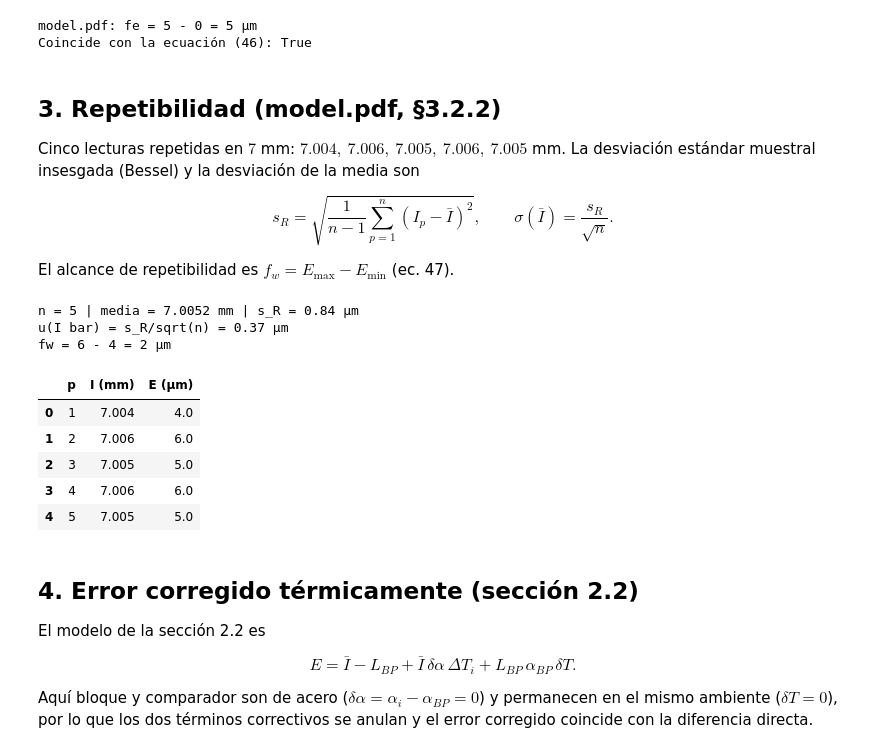
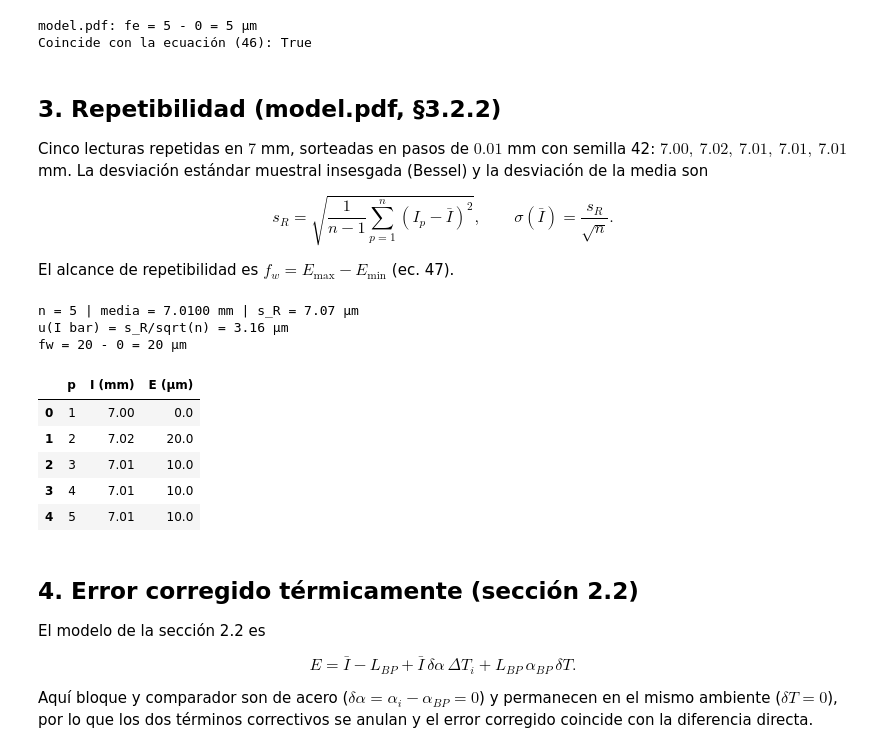
Before and after one commit to robpidev/practicas_prepro, a Jupyter notebook: Calibracion reloj comparador (Practica).ipynb, the cells around one changed output. Saved outputs shown, nothing was run; the diff lists cells and outputs as text; code cells hidden in the pictures.

```diff
--- a/Calibracion reloj comparador (Practica).ipynb
+++ b/Calibracion reloj comparador (Practica).ipynb
@@ -86,34 +86,35 @@ Coincide con la ecuación (46): True
 # %% [markdown]
 ## 3. Repetibilidad (model.pdf, §3.2.2)
 
-Cinco lecturas repetidas en $7$ mm: $7.004,\ 7.006,\ 7.005,\ 7.006,\ 7.005$ mm. La desviación estándar muestral insesgada (Bessel) y la desviación de la media son
+Cinco lecturas repetidas en $7$ mm, sorteadas en pasos de $0.01$ mm con semilla 42: $7.00,\ 7.02,\ 7.01,\ 7.01,\ 7.01$ mm. La desviación estándar muestral insesgada (Bessel) y la desviación de la media son
 
 $$s_R = \sqrt{\frac{1}{n-1}\sum_{p=1}^n (I_p-\bar I)^2},\qquad \sigma(\bar I)=\frac{s_R}{\sqrt n}.$$
 
 El alcance de repetibilidad es $f_w = E_{\max}-E_{\min}$ (ec. 47).
 # %%
-rep_I = np.array([7.004, 7.006, 7.005, 7.006, 7.005])
 VP_REP = 7.0
+rng_rep = np.random.default_rng(42)
+rep_I = VP_REP + rng_rep.integers(0, 3, size=5) / 100.0
 n_rep = len(rep_I)
 s_R = rep_I.std(ddof=1) * 1000.0
 u_I = s_R / np.sqrt(n_rep)
 E_rep = (rep_I - VP_REP) * 1000.0
 fw = E_rep.max() - E_rep.min()
 
 print(f"n = {n_rep} | media = {rep_I.mean():.4f} mm | s_R = {s_R:.2f} µm")
 print(f"u(I bar) = s_R/sqrt(n) = {u_I:.2f} µm")
 print(f"fw = {E_rep.max():.0f} - {E_rep.min():.0f} = {fw:.0f} µm")
 display(pd.DataFrame({"p": range(1, n_rep+1), "I (mm)": rep_I, "E (µm)": np.round(E_rep, 1)}))
 # %% [output]
-n = 5 | media = 7.0052 mm | s_R = 0.84 µm
-u(I bar) = s_R/sqrt(n) = 0.37 µm
-fw = 6 - 4 = 2 µm
+n = 5 | media = 7.0100 mm | s_R = 7.07 µm
+u(I bar) = s_R/sqrt(n) = 3.16 µm
+fw = 20 - 0 = 20 µm
 |  | p | I (mm) | E (µm) |
-| 0 | 1 | 7.004 | 4.0 |
-| 1 | 2 | 7.006 | 6.0 |
-| 2 | 3 | 7.005 | 5.0 |
-| 3 | 4 | 7.006 | 6.0 |
-| 4 | 5 | 7.005 | 5.0 |
+| 0 | 1 | 7.00 | 0.0 |
+| 1 | 2 | 7.02 | 20.0 |
+| 2 | 3 | 7.01 | 10.0 |
+| 3 | 4 | 7.01 | 10.0 |
+| 4 | 5 | 7.01 | 10.0 |
 # %% [markdown]
 ## 4. Error corregido térmicamente (sección 2.2)
 
```
Also changed, not shown: parts of 10 cells of this notebook, 56 other files.
